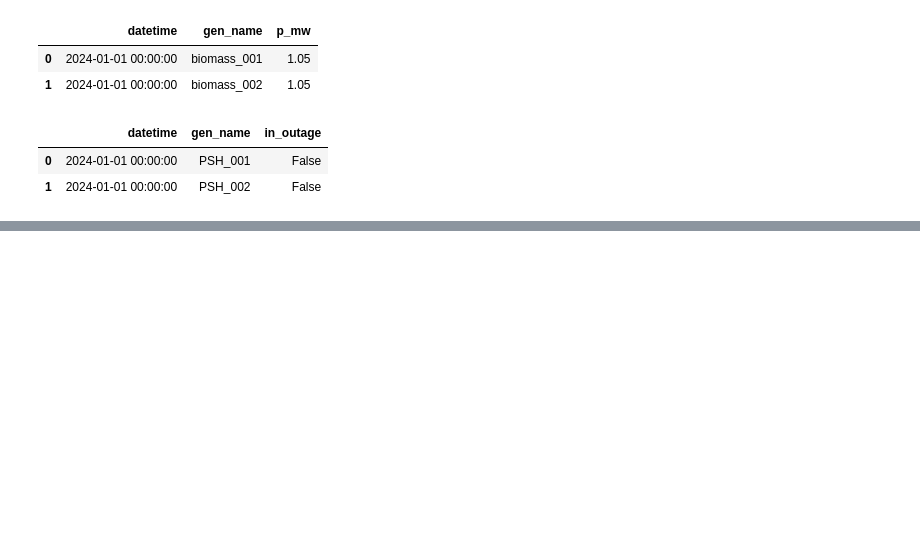
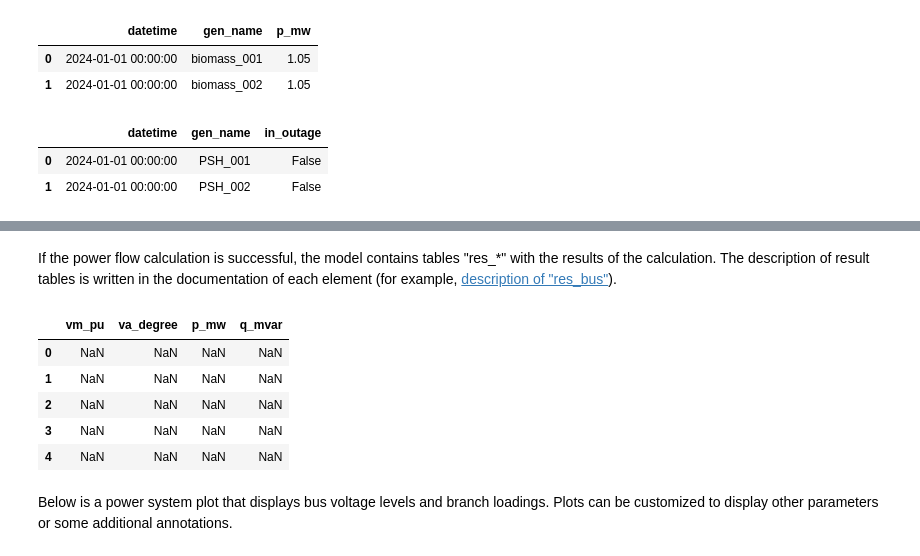
Before and after one commit to evgenytsydenov/ieee118_power_flow_data, a Jupyter notebook: notebooks/prepare_power_flow_data.ipynb, the cells around one changed output, grey strips where cells are left out. Saved outputs shown, nothing was run; the diff lists cells and outputs as text; code cells hidden in the pictures; blank space fills up the shorter version.

```diff
--- a/notebooks/prepare_power_flow_data.ipynb
+++ b/notebooks/prepare_power_flow_data.ipynb
@@ -372,0 +403,16 @@ If `PLANT_MODE` from [the configuration file](../definitions.py) is `True`, then
+# %%
+# Create the builder
+builder = PandaRegimeBuilder(f_hz=F_HZ, s_base_mva=S_BASE_MVA)
+
+# Load data
+builder.load_data(
+    buses=buses,
+    branches=branches,
+    loads=loads,
+    loads_ts=loads_ts,
+    gens=gens,
+    gens_ts=gens_ts,
+)
+
+# Build power flow model for the first timestamp
+model = builder.run_first()
@@ -372,0 +441,14 @@ If `PLANT_MODE` from [the configuration file](../definitions.py) is `True`, then
+# %% [markdown]
+If the power flow calculation is successful, the model contains tables "res_*" with the results of the calculation. The description of result tables is written in the documentation of each element (for example, [description of "res_bus"](https://pandapower.readthedocs.io/en/v2.10.0/elements/bus.html#result-parameters)).
+# %%
+# Show res_bus table
+model.res_bus.head(5)
+# %% [output]
+|  | vm_pu | va_degree | p_mw | q_mvar |
+| 0 | NaN | NaN | NaN | NaN |
+| 1 | NaN | NaN | NaN | NaN |
+| 2 | NaN | NaN | NaN | NaN |
+| 3 | NaN | NaN | NaN | NaN |
+| 4 | NaN | NaN | NaN | NaN |
+# %% [markdown]
+Below is a power system plot that displays bus voltage levels and branch loadings. Plots can be customized to display other parameters or some additional annotations.
```
Also changed, not shown: parts of 25 cells of this notebook, 10 other files.
